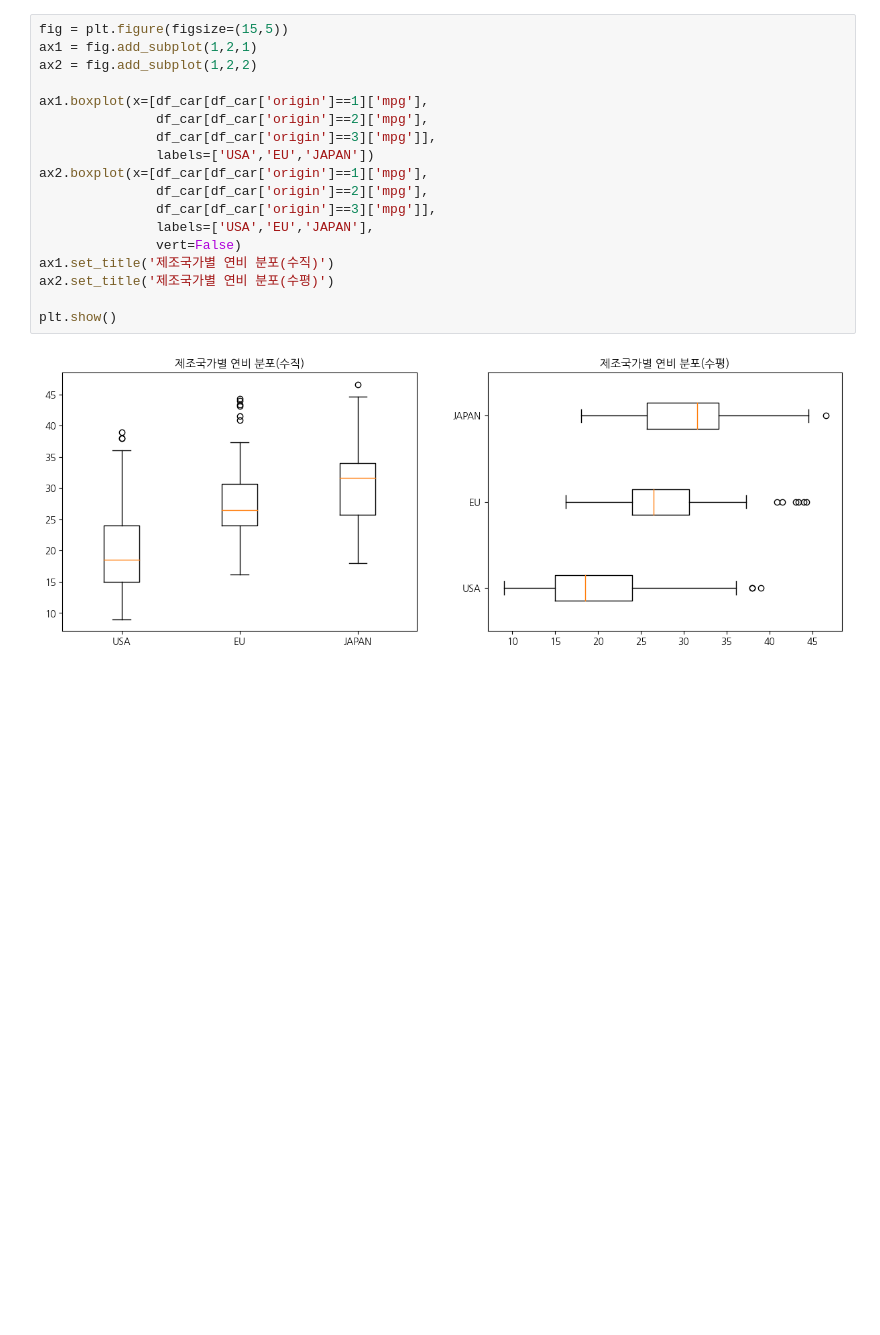
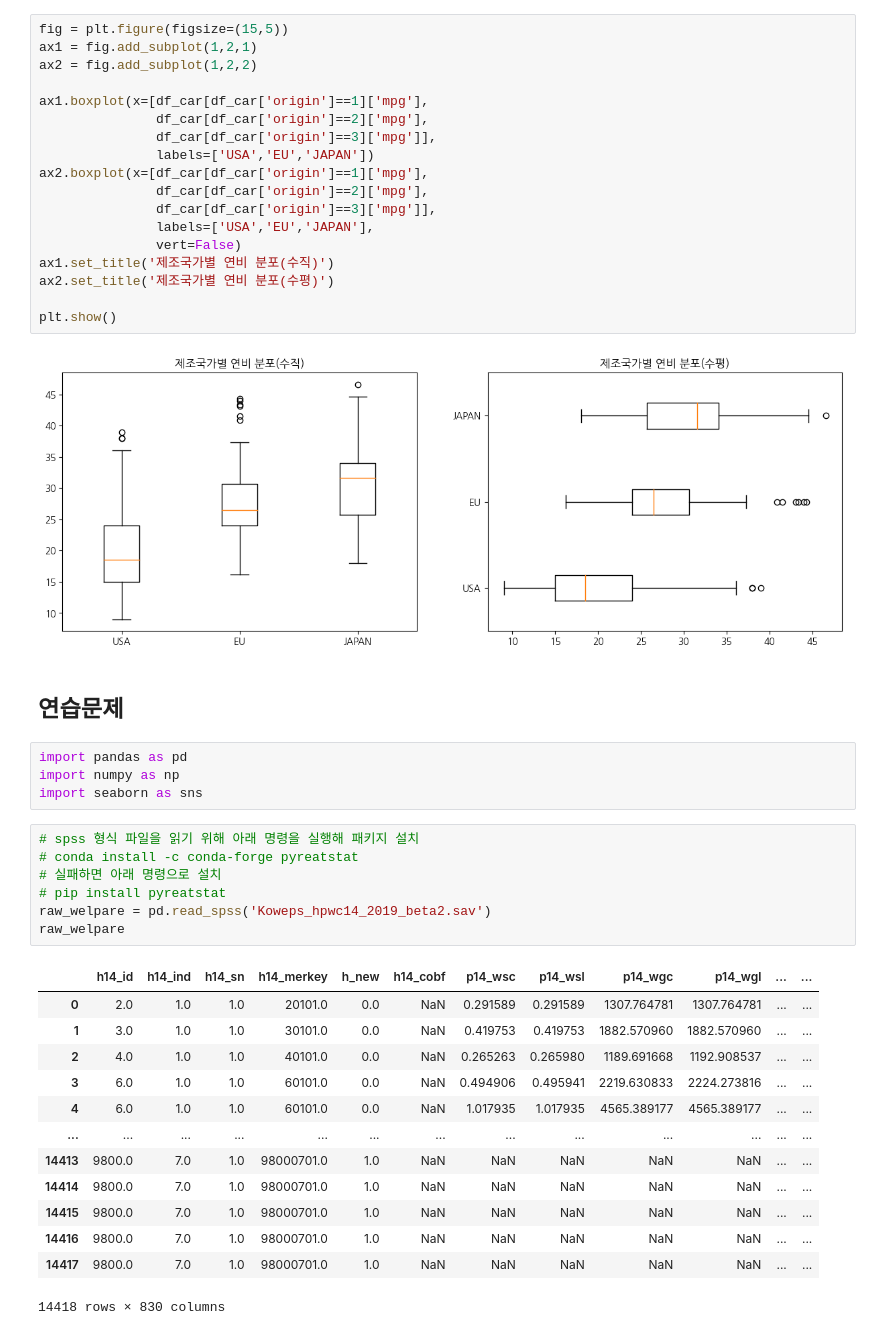
Before and after one commit to gikpreet/class-data_analysis, a Jupyter notebook: 05_Data_Visualization/code/module05.ipynb, the cells around one changed output. Drawn from its saved outputs; the diff is of its cells as text; blank space fills up the shorter version.

```diff
--- a/05_Data_Visualization/code/module05.ipynb
+++ b/05_Data_Visualization/code/module05.ipynb
@@ -263,3 +263,30 @@ ax2.set_title('제조국가별 연비 분포(수평)')
 plt.show()
 # %% [output]
 [figure]
+# %% [markdown]
+## 연습문제
+# %%
+import pandas as pd
+import numpy as np
+import seaborn as sns
+# %%
+# spss 형식 파일을 읽기 위해 아래 명령을 실행해 패키지 설치
+# conda install -c conda-forge pyreatstat
+# 실패하면 아래 명령으로 설치
+# pip install pyreatstat
+raw_welpare = pd.read_spss('Koweps_hpwc14_2019_beta2.sav')
+raw_welpare
+# %% [output]
+|  | h14_id | h14_ind | h14_sn | h14_merkey | h_new | h14_cobf | p14_wsc | p14_wsl | p14_wgc | p14_wgl | ... | ... |
+| 0 | 2.0 | 1.0 | 1.0 | 20101.0 | 0.0 | NaN | 0.291589 | 0.291589 | 1307.764781 | 1307.764781 | ... | ... |
+| 1 | 3.0 | 1.0 | 1.0 | 30101.0 | 0.0 | NaN | 0.419753 | 0.419753 | 1882.570960 | 1882.570960 | ... | ... |
+| 2 | 4.0 | 1.0 | 1.0 | 40101.0 | 0.0 | NaN | 0.265263 | 0.265980 | 1189.691668 | 1192.908537 | ... | ... |
+| 3 | 6.0 | 1.0 | 1.0 | 60101.0 | 0.0 | NaN | 0.494906 | 0.495941 | 2219.630833 | 2224.273816 | ... | ... |
+| 4 | 6.0 | 1.0 | 1.0 | 60101.0 | 0.0 | NaN | 1.017935 | 1.017935 | 4565.389177 | 4565.389177 | ... | ... |
+| ... | ... | ... | ... | ... | ... | ... | ... | ... | ... | ... | ... | ... |
+| 14413 | 9800.0 | 7.0 | 1.0 | 98000701.0 | 1.0 | NaN | NaN | NaN | NaN | NaN | ... | ... |
+| 14414 | 9800.0 | 7.0 | 1.0 | 98000701.0 | 1.0 | NaN | NaN | NaN | NaN | NaN | ... | ... |
+| 14415 | 9800.0 | 7.0 | 1.0 | 98000701.0 | 1.0 | NaN | NaN | NaN | NaN | NaN | ... | ... |
+| 14416 | 9800.0 | 7.0 | 1.0 | 98000701.0 | 1.0 | NaN | NaN | NaN | NaN | NaN | ... | ... |
+| 14417 | 9800.0 | 7.0 | 1.0 | 98000701.0 | 1.0 | NaN | NaN | NaN | NaN | NaN | ... | ... |
+14418 rows × 830 columns
```
Also changed, not shown: 1 other file.
